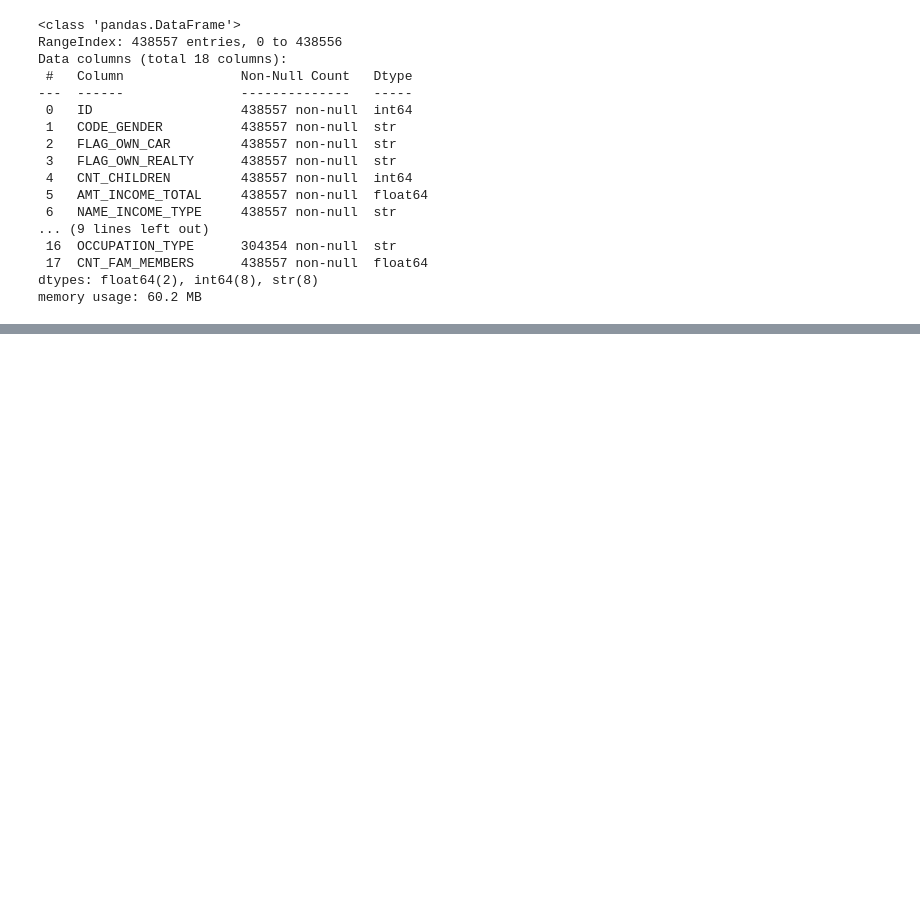
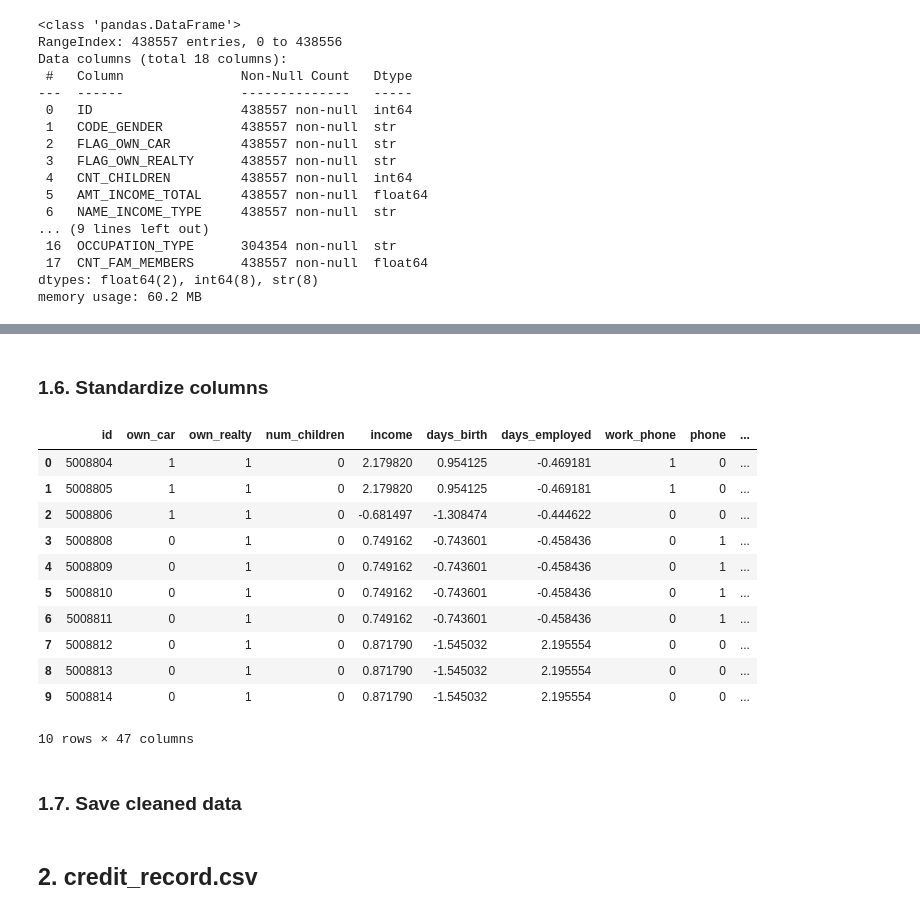
Before and after one commit to MarioCanudas/Credo, a Jupyter notebook: ml_engine/training/data_cleaning.ipynb, the cells around one changed output, grey strips where cells are left out. Drawn from its saved outputs; the diff is of its cells as text; code cells hidden in the pictures; blank space fills up the shorter version.

```diff
--- a/ml_engine/training/data_cleaning.ipynb
+++ b/ml_engine/training/data_cleaning.ipynb
@@ -25,0 +277,31 @@ memory usage: 60.2 MB
+# %% [markdown]
+### 1.6. Standardize columns
+# %%
+from sklearn.preprocessing import StandardScaler
+
+non_categorical_cols = [
+    'income',
+    'days_birth',
+    'days_employed',
+]
+
+scaler = StandardScaler()
+applications_dummies[non_categorical_cols] = scaler.fit_transform(
+    applications_dummies[non_categorical_cols]
+)
+applications_dummies.head(10)
+# %% [output]
+|  | id | own_car | own_realty | num_children | income | days_birth | days_employed | work_phone | phone | ... |
+| 0 | 5008804 | 1 | 1 | 0 | 2.179820 | 0.954125 | -0.469181 | 1 | 0 | ... |
+| 1 | 5008805 | 1 | 1 | 0 | 2.179820 | 0.954125 | -0.469181 | 1 | 0 | ... |
+| 2 | 5008806 | 1 | 1 | 0 | -0.681497 | -1.308474 | -0.444622 | 0 | 0 | ... |
+| 3 | 5008808 | 0 | 1 | 0 | 0.749162 | -0.743601 | -0.458436 | 0 | 1 | ... |
+| 4 | 5008809 | 0 | 1 | 0 | 0.749162 | -0.743601 | -0.458436 | 0 | 1 | ... |
+| 5 | 5008810 | 0 | 1 | 0 | 0.749162 | -0.743601 | -0.458436 | 0 | 1 | ... |
+| 6 | 5008811 | 0 | 1 | 0 | 0.749162 | -0.743601 | -0.458436 | 0 | 1 | ... |
+| 7 | 5008812 | 0 | 1 | 0 | 0.871790 | -1.545032 | 2.195554 | 0 | 0 | ... |
+| 8 | 5008813 | 0 | 1 | 0 | 0.871790 | -1.545032 | 2.195554 | 0 | 0 | ... |
+| 9 | 5008814 | 0 | 1 | 0 | 0.871790 | -1.545032 | 2.195554 | 0 | 0 | ... |
+10 rows × 47 columns
+# %% [markdown]
+### 1.7. Save cleaned data
@@ -25,0 +310,2 @@ memory usage: 60.2 MB
+# %% [markdown]
+## 2. credit_record.csv
```
Also changed, not shown: parts of 40 cells of this notebook, 1 other file.
